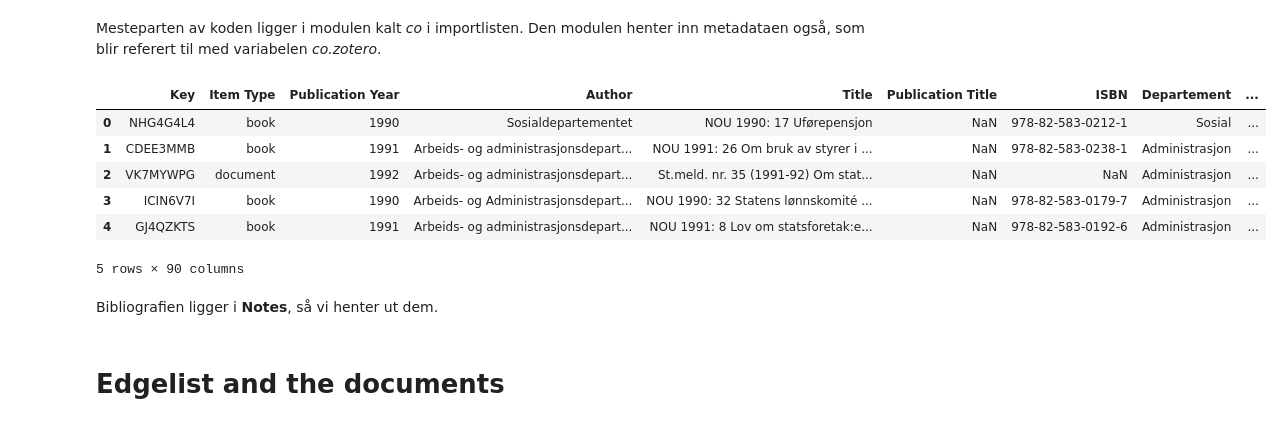
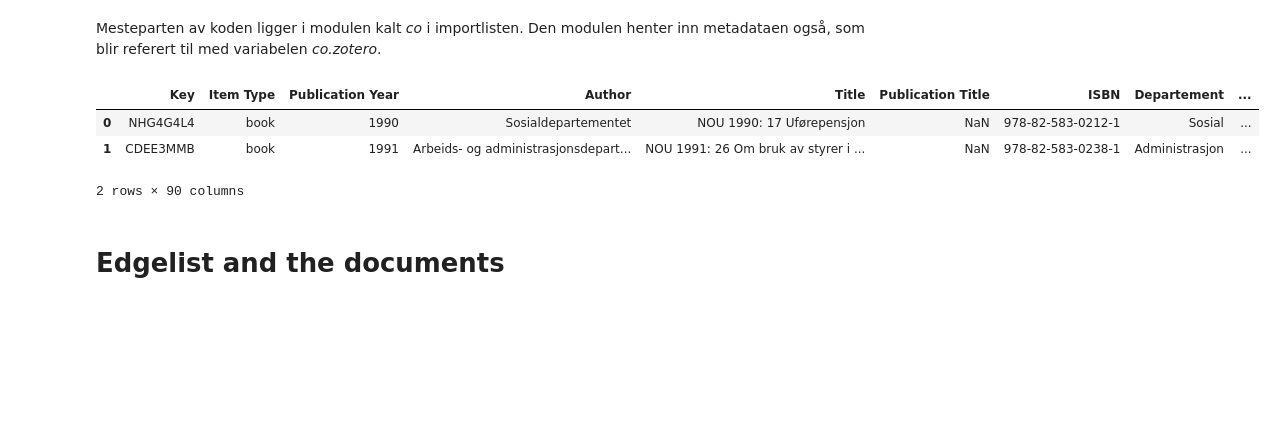
Before and after one commit to Yoonsen/ECER2023, a Jupyter notebook: Polnet_analysis_leiden.ipynb, the cells around one changed output. Cells and saved outputs as stored; diff of their text form; code cells hidden in the pictures; blank space fills up the shorter version.

```diff
--- a/Polnet_analysis_leiden.ipynb
+++ b/Polnet_analysis_leiden.ipynb
@@ -156,12 +186,7 @@ Mesteparten av koden ligger i modulen kalt _co_ i importlisten. Den modulen hent
 # %%
-co.zotero.head()
+co.zotero.head(2)
 # %% [output]
 |  | Key | Item Type | Publication Year | Author | Title | Publication Title | ISBN | Departement | ... |
 | 0 | NHG4G4L4 | book | 1990 | Sosialdepartementet | NOU 1990: 17 Uførepensjon | NaN | 978-82-583-0212-1 | Sosial | ... |
 | 1 | CDEE3MMB | book | 1991 | Arbeids- og administrasjonsdepart... | NOU 1991: 26 Om bruk av styrer i ... | NaN | 978-82-583-0238-1 | Administrasjon | ... |
-| 2 | VK7MYWPG | document | 1992 | Arbeids- og administrasjonsdepart... | St.meld. nr. 35 (1991-92) Om stat... | NaN | NaN | Administrasjon | ... |
-| 3 | ICIN6V7I | book | 1990 | Arbeids- og Administrasjonsdepart... | NOU 1990: 32 Statens lønnskomité ... | NaN | 978-82-583-0179-7 | Administrasjon | ... |
-| 4 | GJ4QZKTS | book | 1991 | Arbeids- og administrasjonsdepart... | NOU 1991: 8 Lov om statsforetak:e... | NaN | 978-82-583-0192-6 | Administrasjon | ... |
-5 rows × 90 columns
+2 rows × 90 columns
-# %% [markdown]
-Bibliografien ligger i __Notes__, så vi henter ut dem.
```
Also changed, not shown: parts of 54 cells of this notebook, 1 other file.
